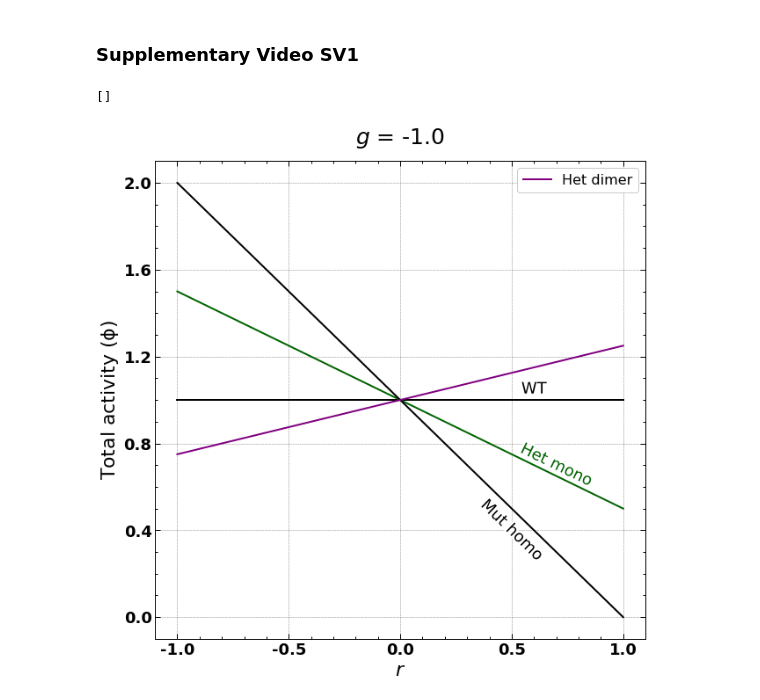
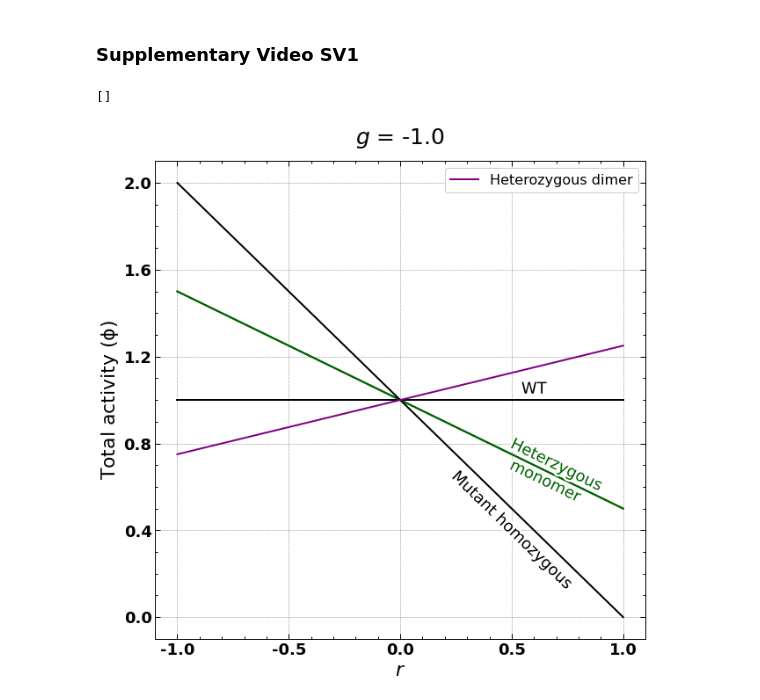
Before and after one commit to Landrylab/Dominance_model_2025, a Jupyter notebook: Scripts/Dominance_model_figures.ipynb, the cells around one changed output. Drawn from its saved outputs; the diff is of its cells as text; code cells hidden in the pictures.

```diff
--- a/Scripts/Dominance_model_figures.ipynb
+++ b/Scripts/Dominance_model_figures.ipynb
@@ -338,8 +338,8 @@ Mut_homo_results = Mutant_homozygous(r_vals=np.linspace(-1,1,201))
 s1 = Mut_homo_results["mono"]["s1"]
 s2 = Mut_homo_results["mono"]["s2"]
 
-# calling the helper function for Heterozygous dimer system for r values of (-1,1) and g values of [0.0, 0.5, 1.0]
-Het_results = Heterozygous(r_vals=np.linspace(-1,1,201), g_vals=[0.0, 0.5, 1.0], s1=s1, s2=s2)
+# calling the helper function for Heterozygous dimer system for r values of (-1,1) and g values of [-1.0, 0.0, 0.5, 1.0, 2.0]
+Het_results = Heterozygous(r_vals=np.linspace(-1,1,201), g_vals=[-1.0, 0.0, 0.5, 1.0, 2.0], s1=s1, s2=s2)
 
 # setting heterodimer equilibrium concentrations for heterospecificity
 cAB_fraction = np.array([0.00, 0.25, 0.50, 0.75, 1.00])
@@ -364,6 +364,10 @@ act_r_hetero = Het_results["rel"]["act"]
 activity_cr = [Het_spec_r[i]["act"] for i in range(len(Het_spec_r))]
 activity_cg = [Het_spec_g[i]["act"] for i in range(len(Het_spec_g))]
 
+fit1_WT = WT_results["mono"]["fit1"]
+fit2_WT = WT_results["mono"]["fit2"]
+fit1_homo_mut = Mut_homo_results["mono"]["fit1"]
+fit2_homo_mut = Mut_homo_results["mono"]["fit2"]
 fit1_d_hetero = Het_results["di"]["fit1"]
 fit2_d_hetero = Het_results["di"]["fit2"]
 h1_d = Het_results["di"]["h1"]
@@ -819,41 +825,42 @@ yticks_SV1 = np.linspace(0,2.4,7)
 
 # plotting the three fixed fitness plots
 ax.plot(r_vals, act_m_WT_vals, label="WT", c="black")
-ax.plot(r_vals, act_m_hetero[0], label="Het mono", c="darkgreen")
-ax.plot(r_vals, act_m_homo_mut, label="Mut homo", c="black")
+ax.plot(r_vals, act_m_hetero[0], label="Heterzygous", c="darkgreen")
+ax.plot(r_vals, act_m_hetero[0], label="monomer", c="darkgreen")
+ax.plot(r_vals, act_m_homo_mut, label="Mutant homozygous", c="black")
 
 # in line labels for monomer systems
 lines = ax.get_lines()
-labelLines(lines, xvals=[0.6,0.7,0.5], yoffsets=[0.05,0.05,-0.1], fontsize=18)
+labelLines(lines, xvals=[0.6,0.7,0.65,0.5], yoffsets=[0.05,0.05,-0.05,-0.1], fontsize=18)
 
 # plotting the animation for fitness of heterozygous dimer genotype
 N = len(g_vals_SV1)
 def update(frame, ax, line, xdata, ydata, tdata, anim=False):
     if line is None:
-        line, = ax.plot(xdata, ydata[frame], label="Het dimer", c="purple")
+        line, = ax.plot(xdata, ydata[frame], label="Heterozygous dimer", c="purple")
     line.set_data(xdata, ydata[frame])
     ax.set_title(f"$g$ = {round(tdata[frame],1)}", fontsize=25, pad=20)
     return line,
 line, = update(0, ax, None, r_vals, act_d_hetero_SV1, g_vals_SV1, True)
 
 # x and y ticks and labels
 ax.set_xlabel("$r$", fontsize=22)
 ax.set_ylabel("Total activity ($\mathrm{\phi}$)", fontsize=22)
 ax.set_xticks(xticks_SV1, labels=np.round(xticks_SV1, 1), fontsize=18, fontweight="bold")
 ax.set_yticks(yticks_SV1, labels=np.round(yticks_SV1, 1), fontsize=18, fontweight="bold")
 
 ax.legend([line], [line.get_label()])
 
 # update animation
 update_anim = functools.partial(update, ax=ax, line=line, xdata=r_vals, ydata=act_d_hetero_SV1,
                                 tdata=g_vals_SV1, anim=True)
 ani = animation.FuncAnimation(fig, update_anim, N, interval=15, blit=False)
 
 # save animation
 writer = FFMpegWriter(fps=30, codec="libx264")
-ani.save("VideoS1.mp4", writer=writer, dpi=80)
+ani.save("../Figures/Supp_figures/VideoS1.mp4", writer=writer, dpi=80)
 
 plt.plot()
 # %% [output]
 []
-[figure, old version]
+[figure, new version]
```
Also changed, not shown: parts of 8 cells of this notebook, 9 other files.
